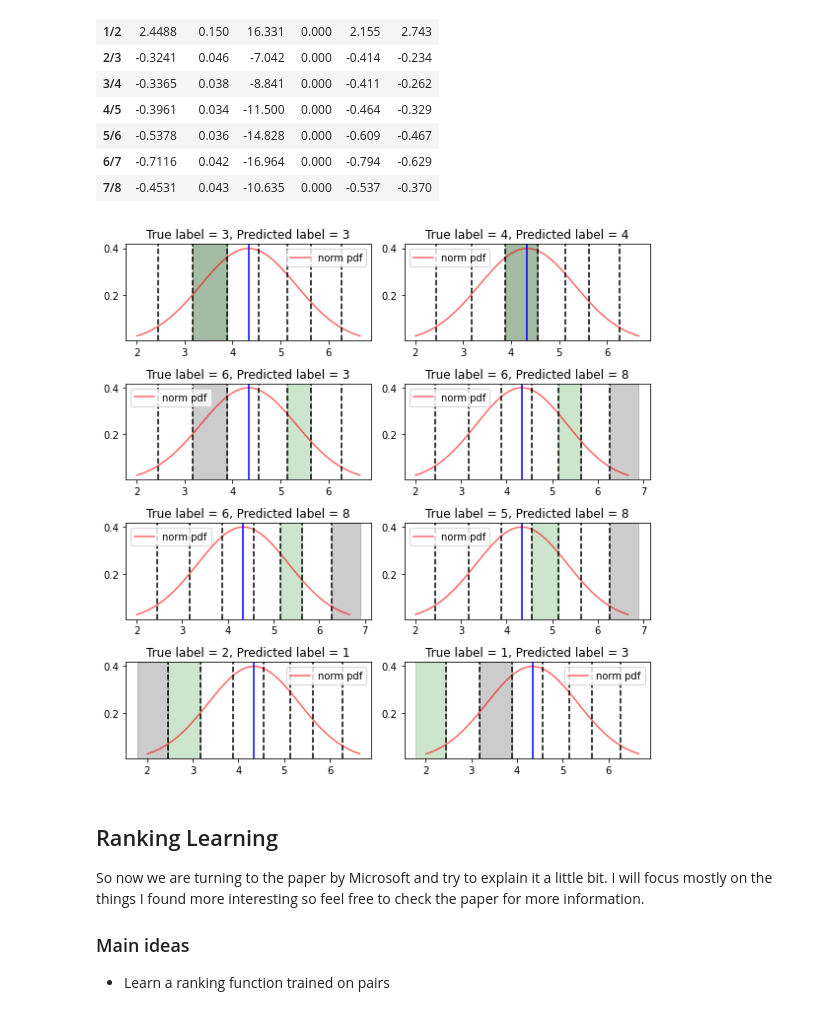
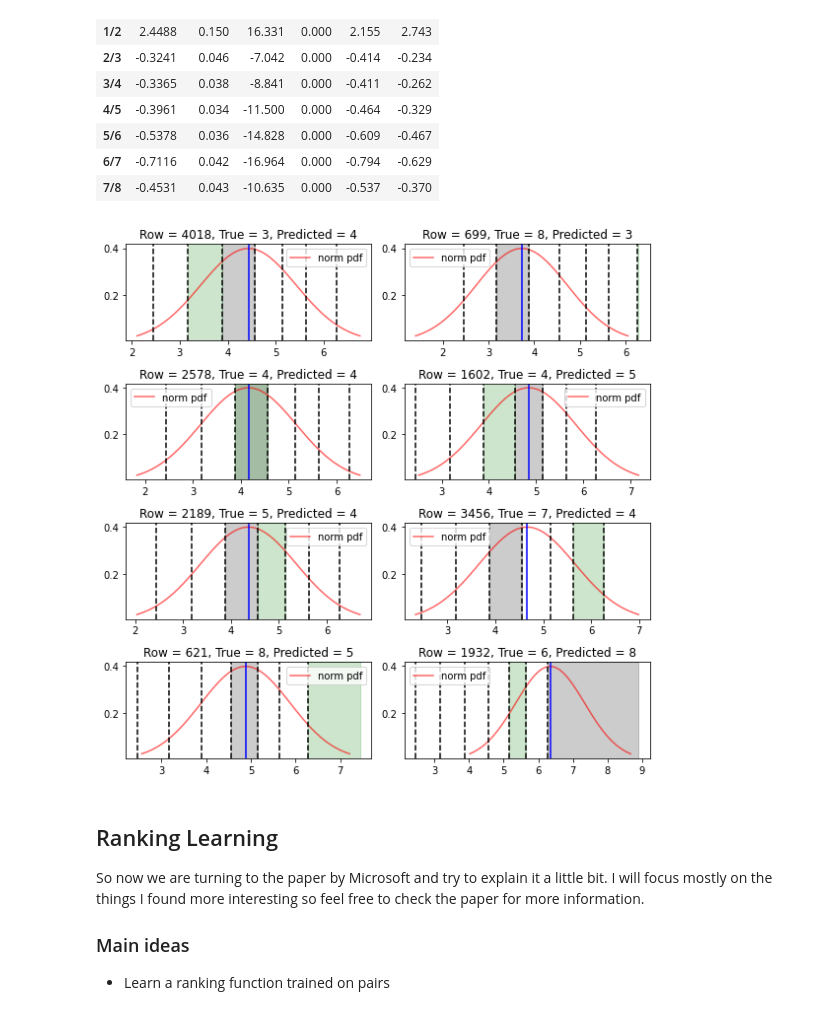
Before and after one commit to eduardbermejo/blog, a Jupyter notebook: _notebooks/2021-02-02-Ranking.ipynb, the cells around one changed output. Drawn from its saved outputs; the diff is of its cells as text; code cells hidden in the pictures.

```diff
--- a/_notebooks/2021-02-02-Ranking.ipynb
+++ b/_notebooks/2021-02-02-Ranking.ipynb
@@ -152,41 +152,41 @@ coefficients = [0.6831, 7.9829, 5.7866, 3.0927, -8.2448, -2.6864, 3.9445]
 def generate_result():
     row = np.random.randint(0, abalone_data.shape[0])
     predicted_label = res_prob.predict(abalone_data.iloc[row: row+1, [1,2,3,4,5,6,7]]).values.argmax() + 1
-    mean_i = np.dot(coefficients, abalone_data.iloc[row, [1,2,3,4,5,6,7]].values)
+    mean = np.dot(coefficients, abalone_data.iloc[row, [1,2,3,4,5,6,7]].values)
     true_label = abalone_data.loc[row, 'response']
-    return true_label, predicted_label
+    return row, true_label, mean, predicted_label
 #print(f'row: {row} \npredicted_label: {predicted_label} \ntrue_label: {true_label}')
 # %%
 fig, axes = plt.subplots(4, 2, figsize=(8,8))
 axes = axes.ravel()
 for ax in axes:
-    true_label, predicted_label = generate_result()
-    x = np.linspace(norm.ppf(0.01, loc=mean_i),
-                    norm.ppf(0.99, loc=mean_i), 100)
-    sns.lineplot(x=x, y=norm.pdf(x, loc=mean_i),color='r', alpha=0.6, label='norm pdf', ax=ax)
-    ax.axvline(mean_i, color='b')
+    row, true_label, mean, predicted_label = generate_result()
+    x = np.linspace(norm.ppf(0.01, loc=mean),
+                    norm.ppf(0.99, loc=mean), 100)
+    sns.lineplot(x=x, y=norm.pdf(x, loc=mean),color='r', alpha=0.6, label='norm pdf', ax=ax)
+    ax.axvline(mean, color='b')
 
     if thresholds[predicted_label] == np.inf:
         ax.axvspan(thresholds[predicted_label - 1], ax.get_xlim()[1], alpha=0.2, color='k')
     elif thresholds[predicted_label - 1] == -np.inf:
         ax.axvspan(ax.get_xlim()[0], thresholds[predicted_label], alpha=0.2, color='k')
     else:
         ax.axvspan(thresholds[predicted_label - 1], thresholds[predicted_label], alpha=0.2, color='k')
 
     if thresholds[true_label] == np.inf:
         ax.axvspan(thresholds[true_label - 1], ax.get_xlim()[1], alpha=0.2, color='g')
     elif thresholds[true_label - 1] == -np.inf:
         ax.axvspan(ax.get_xlim()[0], thresholds[true_label], alpha=0.2, color='g')
     else:
         ax.axvspan(thresholds[true_label - 1], thresholds[true_label], alpha=0.2, color='g')
     for th in thresholds:
         ax.axvline(th, 0, color='k', linestyle='--')
 
-    ax.set_title(f'True label = {true_label}, Predicted label = {predicted_label}')
+    ax.set_title(f'Row = {row}, True = {true_label}, Predicted = {predicted_label}')
 
 plt.tight_layout();
 # %% [output]
-[figure, old version]
+[figure, new version]
 # %% [markdown]
 ## Ranking Learning
 
```
Also changed, not shown: parts of 4 cells of this notebook.
